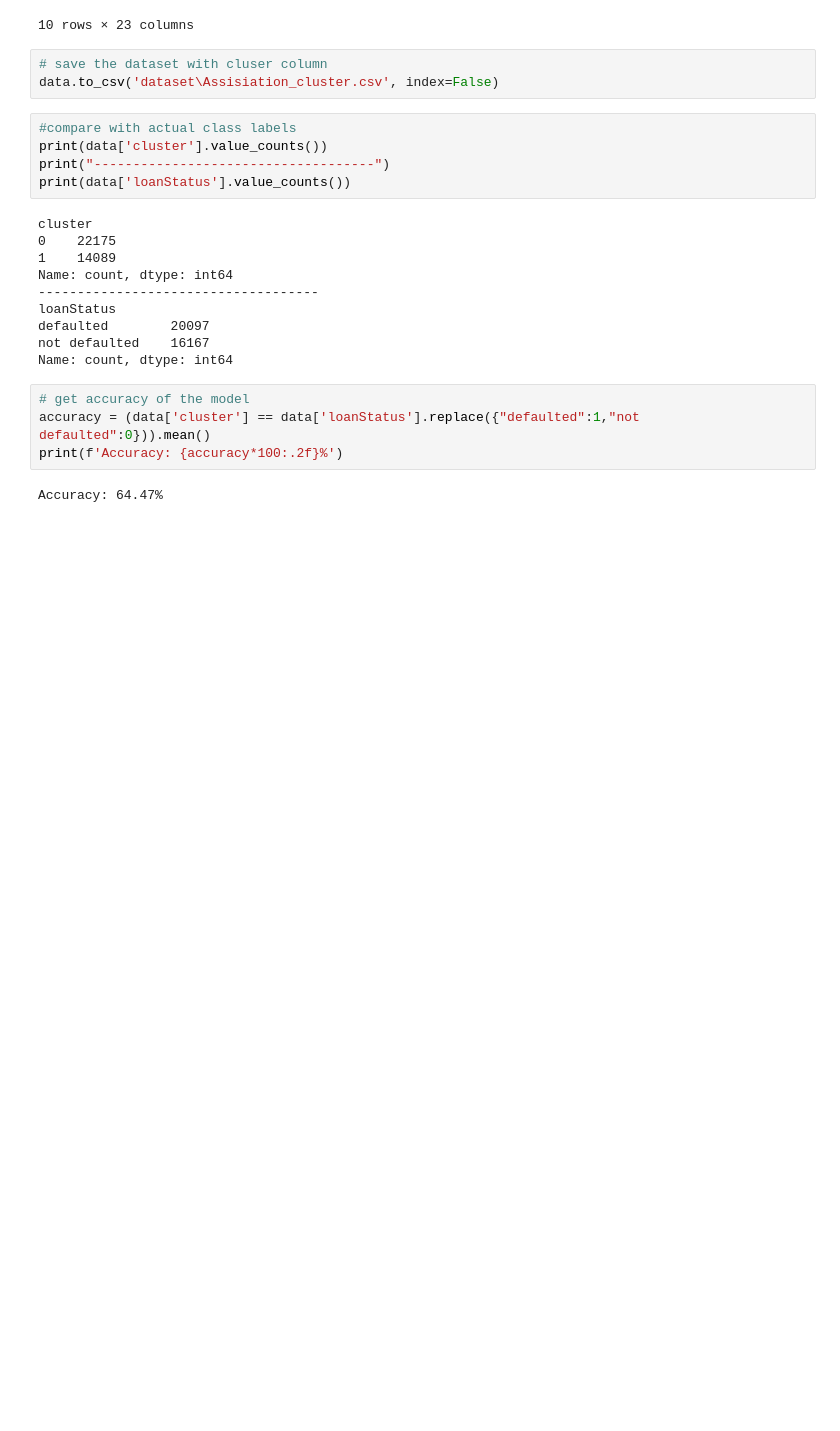
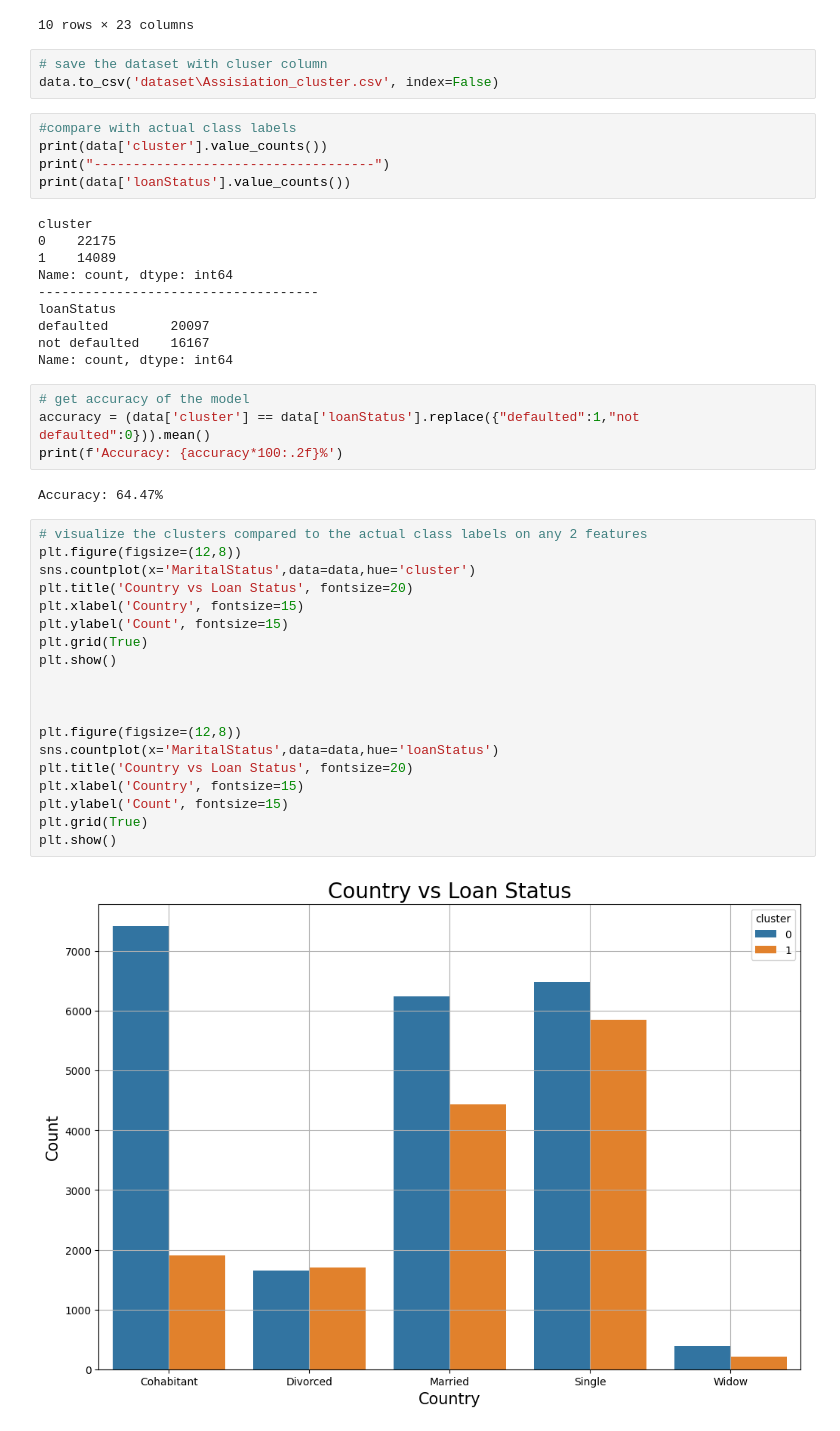
Before and after one commit to khaHesham/Credit-Risk-Modelling, a Jupyter notebook: 7_kmeans.ipynb, the cells around one changed output. Cells and saved outputs as stored; diff of their text form; blank space fills up the shorter version.

```diff
--- a/7_kmeans.ipynb
+++ b/7_kmeans.ipynb
@@ -62,3 +64,24 @@ accuracy = (data['cluster'] == data['loanStatus'].replace({"defaulted":1,"not de
 print(f'Accuracy: {accuracy*100:.2f}%')
 # %% [output]
 Accuracy: 64.47%
+# %%
+# visualize the clusters compared to the actual class labels on any 2 features
+plt.figure(figsize=(12,8))
+sns.countplot(x='MaritalStatus',data=data,hue='cluster')
+plt.title('Country vs Loan Status', fontsize=20)
+plt.xlabel('Country', fontsize=15)
+plt.ylabel('Count', fontsize=15)
+plt.grid(True)
+plt.show()
+
+
+
+plt.figure(figsize=(12,8))
+sns.countplot(x='MaritalStatus',data=data,hue='loanStatus')
+plt.title('Country vs Loan Status', fontsize=20)
+plt.xlabel('Country', fontsize=15)
+plt.ylabel('Count', fontsize=15)
+plt.grid(True)
+plt.show()
+# %% [output]
+[figure, added]
```
Also changed, not shown: parts of 2 cells of this notebook, 9 other files.
